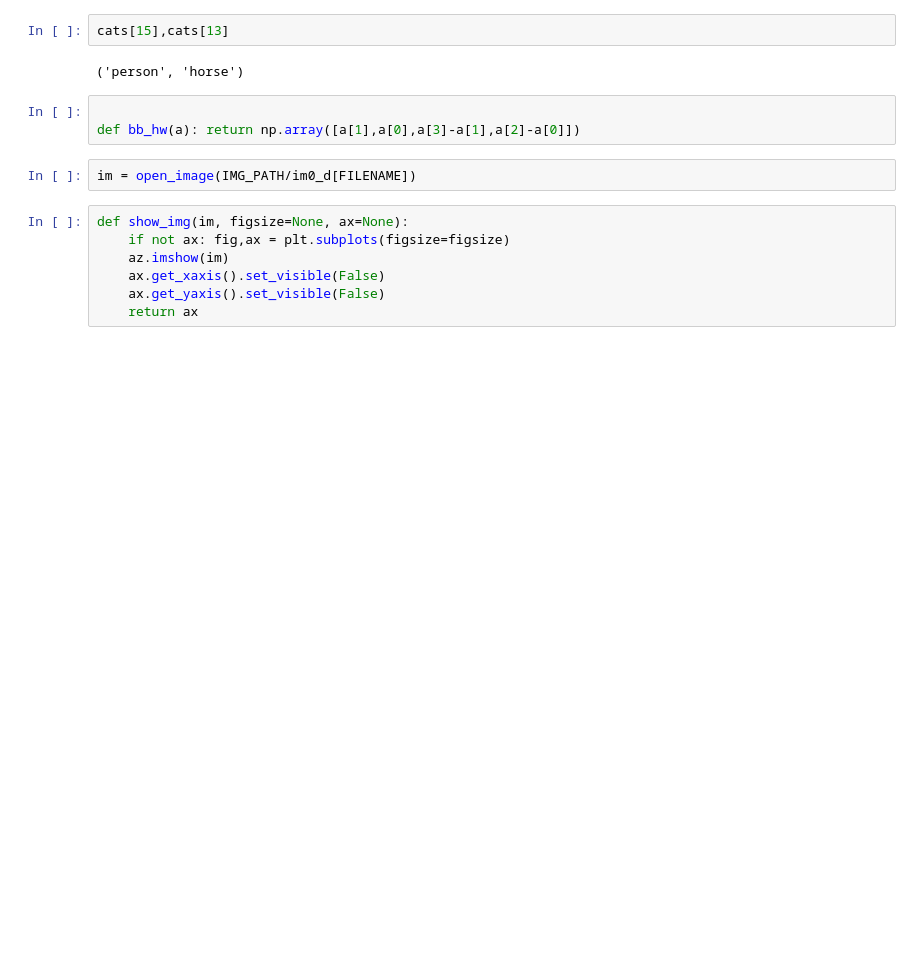
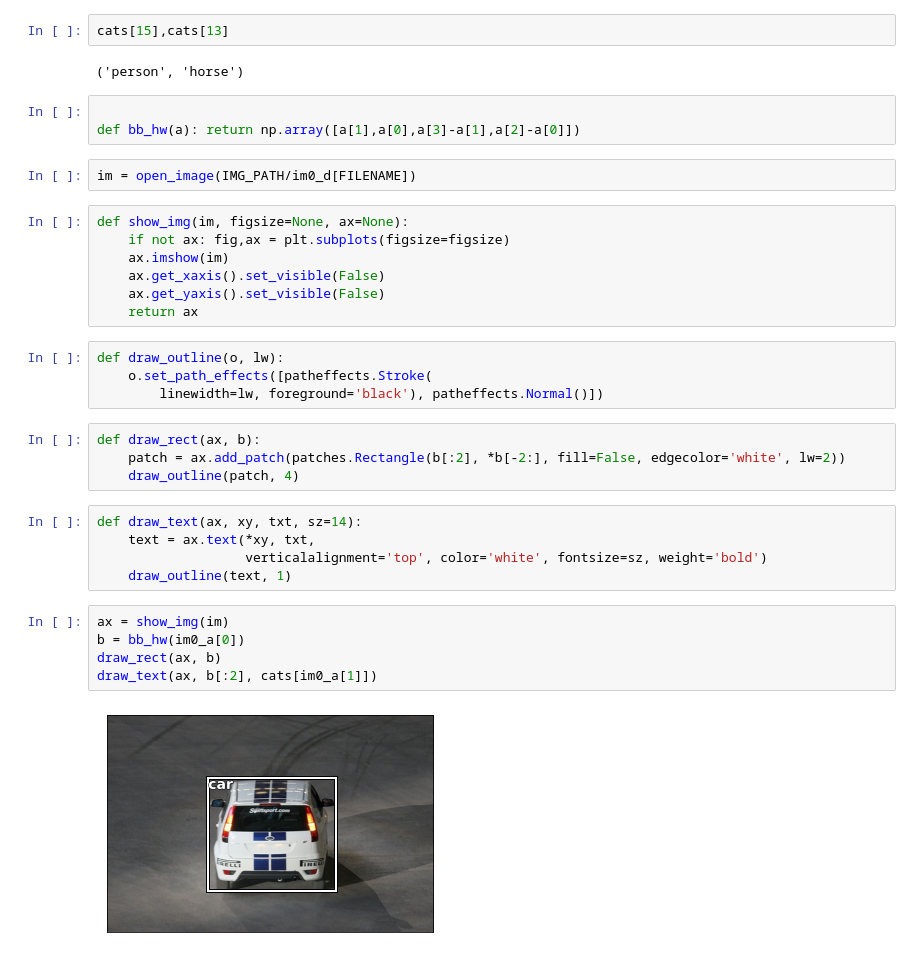
Before and after one commit to mtm-007/older_pytorch_installation, a Jupyter notebook: nb/object_detection_pacal.ipynb, the cells around one changed output. Cells and saved outputs as stored; diff of their text form; blank space fills up the shorter version.

```diff
--- a/nb/object_detection_pacal.ipynb
+++ b/nb/object_detection_pacal.ipynb
@@ -117,7 +122,27 @@ im = open_image(IMG_PATH/im0_d[FILENAME])
 # %%
 def show_img(im, figsize=None, ax=None):
     if not ax: fig,ax = plt.subplots(figsize=figsize)
-    az.imshow(im)
+    ax.imshow(im)
     ax.get_xaxis().set_visible(False)
     ax.get_yaxis().set_visible(False)
     return ax
+# %%
+def draw_outline(o, lw):
+    o.set_path_effects([patheffects.Stroke(
+        linewidth=lw, foreground='black'), patheffects.Normal()])
+# %%
+def draw_rect(ax, b):
+    patch = ax.add_patch(patches.Rectangle(b[:2], *b[-2:], fill=False, edgecolor='white', lw=2))
+    draw_outline(patch, 4)
+# %%
+def draw_text(ax, xy, txt, sz=14):
+    text = ax.text(*xy, txt,
+                   verticalalignment='top', color='white', fontsize=sz, weight='bold')
+    draw_outline(text, 1)
+# %%
+ax = show_img(im)
+b = bb_hw(im0_a[0])
+draw_rect(ax, b)
+draw_text(ax, b[:2], cats[im0_a[1]])
+# %% [output]
+[figure, added]
```
Also changed, not shown: parts of 6 cells of this notebook, 1 other file.
